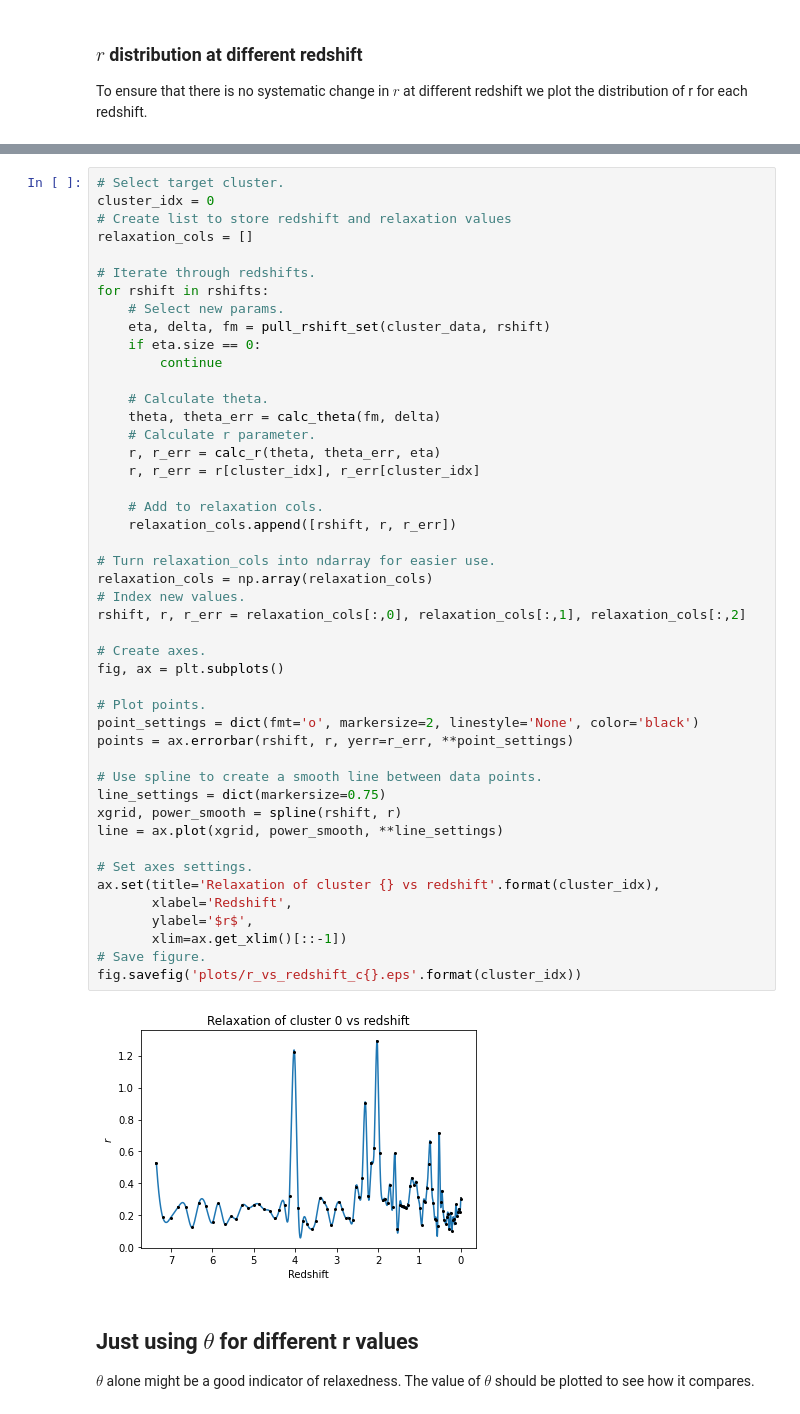
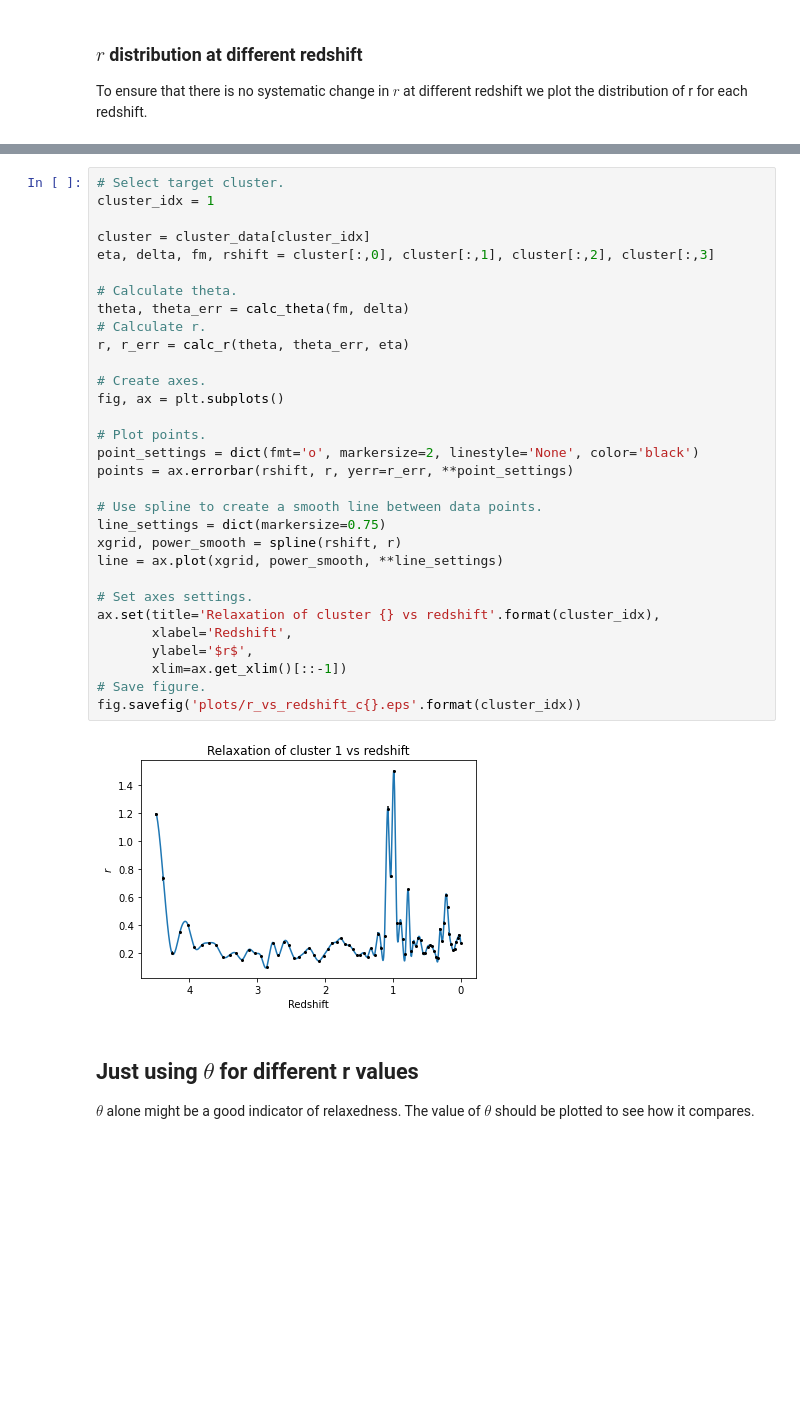
Before and after one commit to SlothInABox/Cluster-Dynamical-States, a Jupyter notebook: Analysis.ipynb, the cells around one changed output, grey strips where cells are left out. Drawn from its saved outputs; the diff is of its cells as text; blank space fills up the shorter version.

```diff
--- a/Analysis.ipynb
+++ b/Analysis.ipynb
@@ -523,51 +522,36 @@ We will now use the new relaxation definition to track the relaxation of a clust
 # %%
 # Select target cluster.
-cluster_idx = 0
-# Create list to store redshift and relaxation values
-relaxation_cols = []
+cluster_idx = 1
 
-# Iterate through redshifts.
-for rshift in rshifts:
-    # Select new params.
-    eta, delta, fm = pull_rshift_set(cluster_data, rshift)
-    if eta.size == 0:
-        continue
+cluster = cluster_data[cluster_idx]
+eta, delta, fm, rshift = cluster[:,0], cluster[:,1], cluster[:,2], cluster[:,3]
 
-    # Calculate theta.
-    theta, theta_err = calc_theta(fm, delta)
-    # Calculate r parameter.
-    r, r_err = calc_r(theta, theta_err, eta)
-    r, r_err = r[cluster_idx], r_err[cluster_idx]
-
-    # Add to relaxation cols.
-    relaxation_cols.append([rshift, r, r_err])
-
-# Turn relaxation_cols into ndarray for easier use.
-relaxation_cols = np.array(relaxation_cols)
-# Index new values.
-rshift, r, r_err = relaxation_cols[:,0], relaxation_cols[:,1], relaxation_cols[:,2]
+# Calculate theta.
+theta, theta_err = calc_theta(fm, delta)
+# Calculate r.
+r, r_err = calc_r(theta, theta_err, eta)
 
 # Create axes.
 fig, ax = plt.subplots()
 
 # Plot points.
 point_settings = dict(fmt='o', markersize=2, linestyle='None', color='black')
 points = ax.errorbar(rshift, r, yerr=r_err, **point_settings)
 
 # Use spline to create a smooth line between data points.
 line_settings = dict(markersize=0.75)
 xgrid, power_smooth = spline(rshift, r)
 line = ax.plot(xgrid, power_smooth, **line_settings)
 
 # Set axes settings.
 ax.set(title='Relaxation of cluster {} vs redshift'.format(cluster_idx),
        xlabel='Redshift',
        ylabel='$r$',
        xlim=ax.get_xlim()[::-1])
 # Save figure.
 fig.savefig('plots/r_vs_redshift_c{}.eps'.format(cluster_idx))
 # %% [output]
-[figure, old version]
+[figure, new version]
 # %% [markdown]
 ## Just using $\theta$ for different r values
 
```
Also changed, not shown: parts of 8 cells of this notebook, 18 other files.
